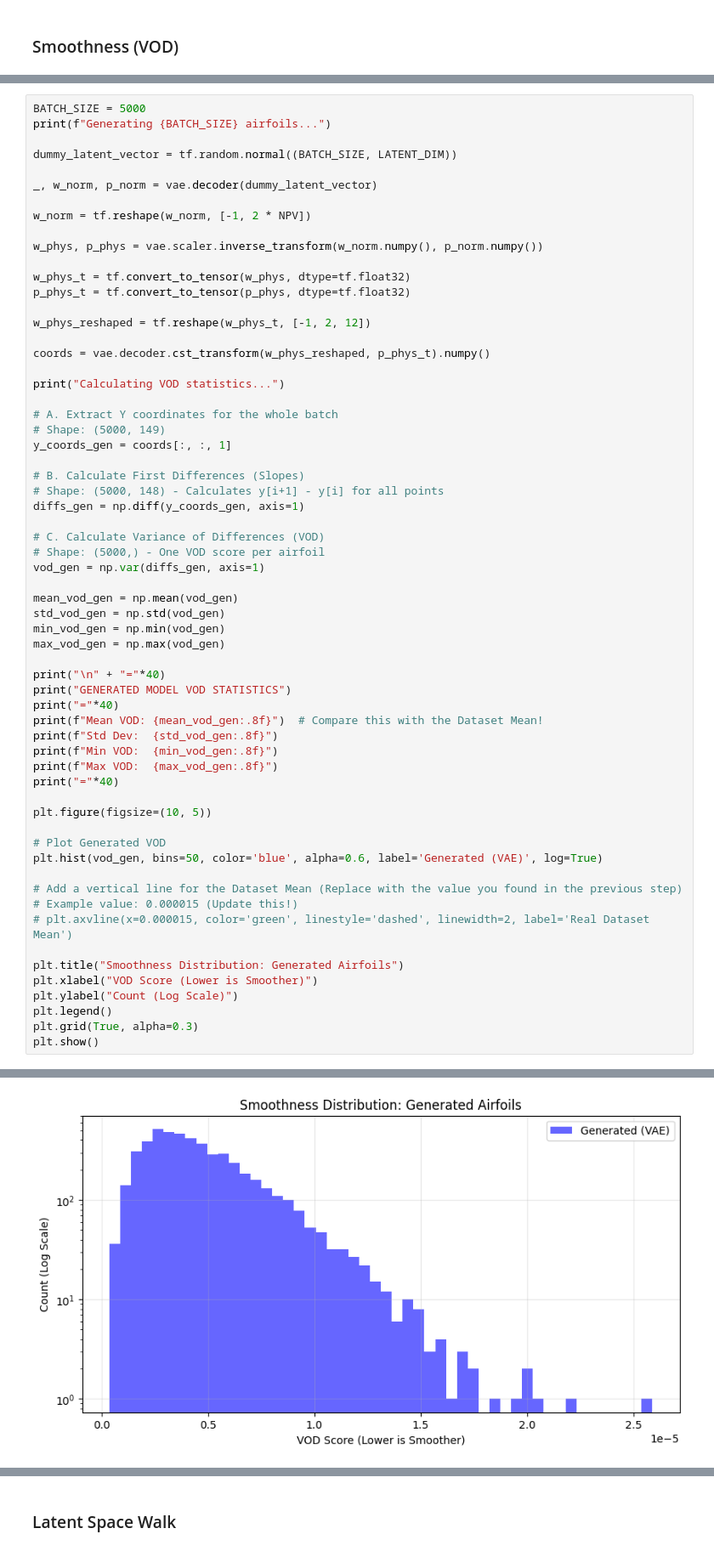
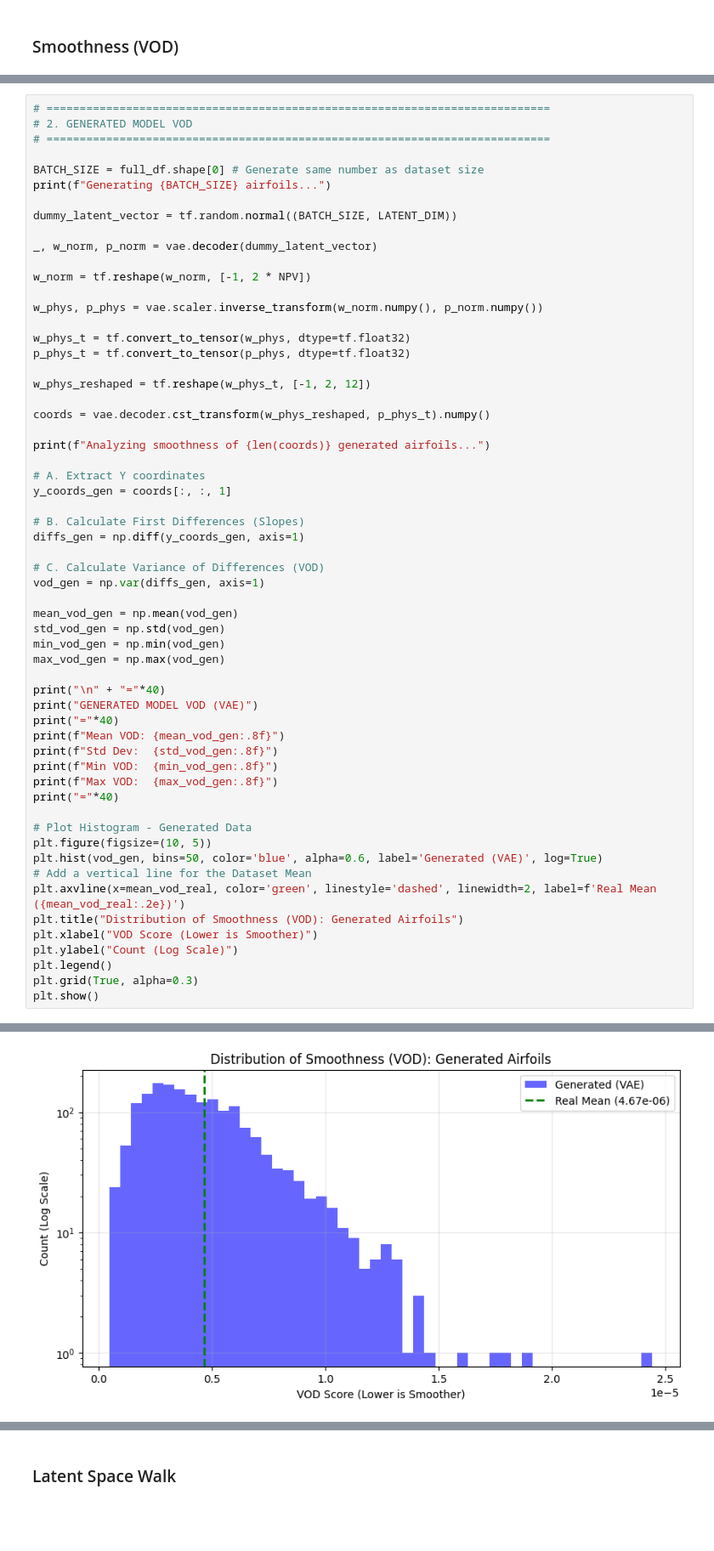
Before and after one commit to matsouto/AeroGen, a Jupyter notebook: notebook/validation/vae_validation.ipynb, the cells around one changed output, grey strips where cells are left out. Shown at 85% size. Drawn from its saved outputs; the diff is of its cells as text; blank space fills up the shorter version.

```diff
--- a/notebook/validation/vae_validation.ipynb
+++ b/notebook/validation/vae_validation.ipynb
@@ -486,5 +496,9 @@ Max VOD:  0.00003733
 # %%
-BATCH_SIZE = 5000
+# ============================================================================
+# 2. GENERATED MODEL VOD
+# ============================================================================
+
+BATCH_SIZE = full_df.shape[0] # Generate same number as dataset size
 print(f"Generating {BATCH_SIZE} airfoils...")
 
 dummy_latent_vector = tf.random.normal((BATCH_SIZE, LATENT_DIM))
@@ -502,18 +516,15 @@ w_phys_reshaped = tf.reshape(w_phys_t, [-1, 2, 12])
 
 coords = vae.decoder.cst_transform(w_phys_reshaped, p_phys_t).numpy()
 
-print("Calculating VOD statistics...")
+print(f"Analyzing smoothness of {len(coords)} generated airfoils...")
 
-# A. Extract Y coordinates for the whole batch
-# Shape: (5000, 149)
+# A. Extract Y coordinates
 y_coords_gen = coords[:, :, 1]
 
 # B. Calculate First Differences (Slopes)
-# Shape: (5000, 148) - Calculates y[i+1] - y[i] for all points
 diffs_gen = np.diff(y_coords_gen, axis=1)
 
 # C. Calculate Variance of Differences (VOD)
-# Shape: (5000,) - One VOD score per airfoil
 vod_gen = np.var(diffs_gen, axis=1)
 
 mean_vod_gen = np.mean(vod_gen)
@@ -522,24 +533,20 @@ min_vod_gen = np.min(vod_gen)
 max_vod_gen = np.max(vod_gen)
 
 print("\n" + "="*40)
-print("GENERATED MODEL VOD STATISTICS")
+print("GENERATED MODEL VOD (VAE)")
 print("="*40)
-print(f"Mean VOD: {mean_vod_gen:.8f}")  # Compare this with the Dataset Mean!
+print(f"Mean VOD: {mean_vod_gen:.8f}")
 print(f"Std Dev:  {std_vod_gen:.8f}")
 print(f"Min VOD:  {min_vod_gen:.8f}")
 print(f"Max VOD:  {max_vod_gen:.8f}")
 print("="*40)
 
+# Plot Histogram - Generated Data
 plt.figure(figsize=(10, 5))
-
-# Plot Generated VOD
 plt.hist(vod_gen, bins=50, color='blue', alpha=0.6, label='Generated (VAE)', log=True)
-
-# Add a vertical line for the Dataset Mean (Replace with the value you found in the previous step)
-# Example value: 0.000015 (Update this!)
-# plt.axvline(x=0.000015, color='green', linestyle='dashed', linewidth=2, label='Real Dataset Mean')
-
-plt.title("Smoothness Distribution: Generated Airfoils")
+# Add a vertical line for the Dataset Mean
+plt.axvline(x=mean_vod_real, color='green', linestyle='dashed', linewidth=2, label=f'Real Mean ({mean_vod_real:.2e})')
+plt.title("Distribution of Smoothness (VOD): Generated Airfoils")
 plt.xlabel("VOD Score (Lower is Smoother)")
 plt.ylabel("Count (Log Scale)")
 plt.legend()
@@ -559,2 +566,2 @@ Max VOD:  0.00002589
 ========================================
-[figure, old version]
+[figure, new version]
```
Also changed, not shown: parts of 9 cells of this notebook, 1 other file.
